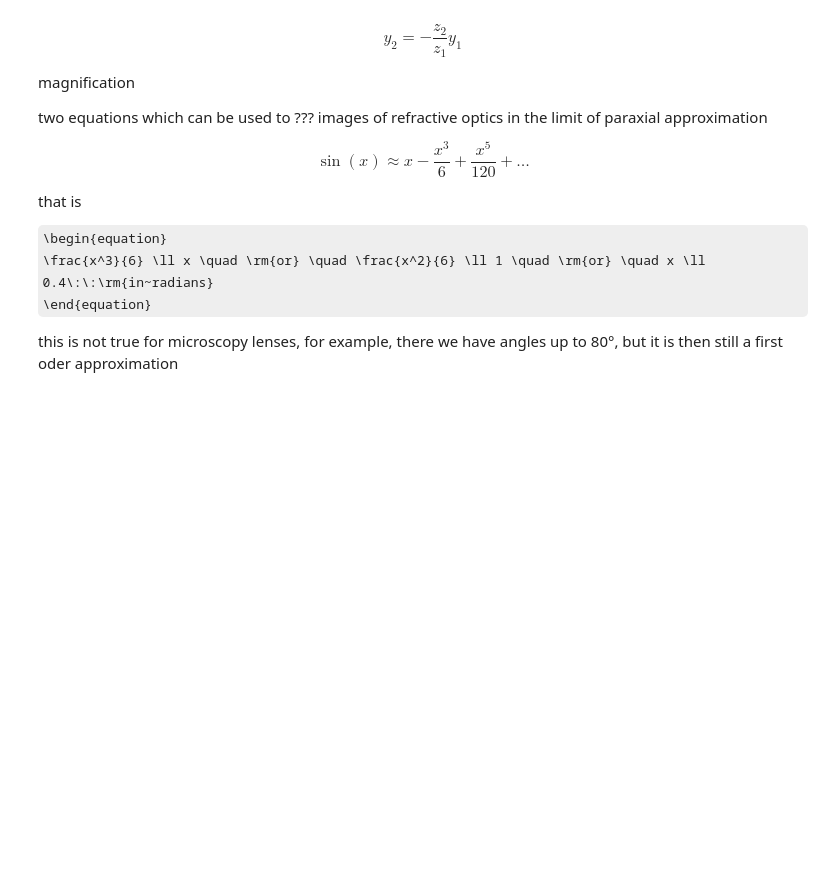
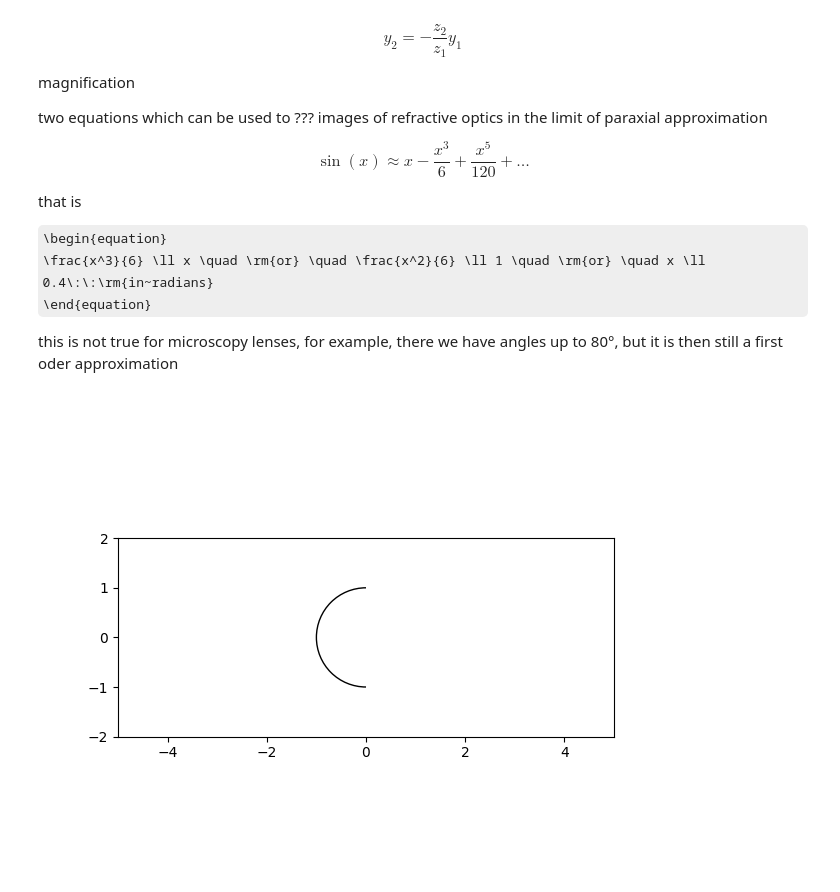
Before and after one commit to fcichos/Photonics1, a Jupyter notebook: docs/notebooks/L1/1_ray_optics.ipynb, the cells around one changed output. Cells and saved outputs as stored; diff of their text form; code cells hidden in the pictures; some formulas as TeX source; blank space fills up the shorter version.

```diff
--- a/docs/notebooks/L1/1_ray_optics.ipynb
+++ b/docs/notebooks/L1/1_ray_optics.ipynb
@@ -228,3 +228,25 @@ that is
 \end{equation}
 
 this is not true for microscopy lenses, for example, there we have angles up to 80°, but it is then still a first oder approximation
+# %%
+import matplotlib.pyplot as plt
+import matplotlib.patches as patches
+
+# Step 2: Create a figure and axes
+fig, ax = plt.subplots()
+
+# Step 3: Define the arc - center at (0, 0), radius 1, from 0 to 180 degrees
+arc = patches.Arc((0, 0), 2, 2, angle=90, theta1=0, theta2=180)
+
+# Step 4: Add the arc to the axes
+ax.add_patch(arc)
+
+# Optional: Set the aspect of the plot to equal to make the arc look right
+ax.set_aspect('equal')
+
+ax.set_xlim(-5,5)
+ax.set_ylim(-2,2)
+# Step 5: Show the plot
+plt.show()
+# %% [output]
+[figure, added]
```
Also changed, not shown: 22 other files.
